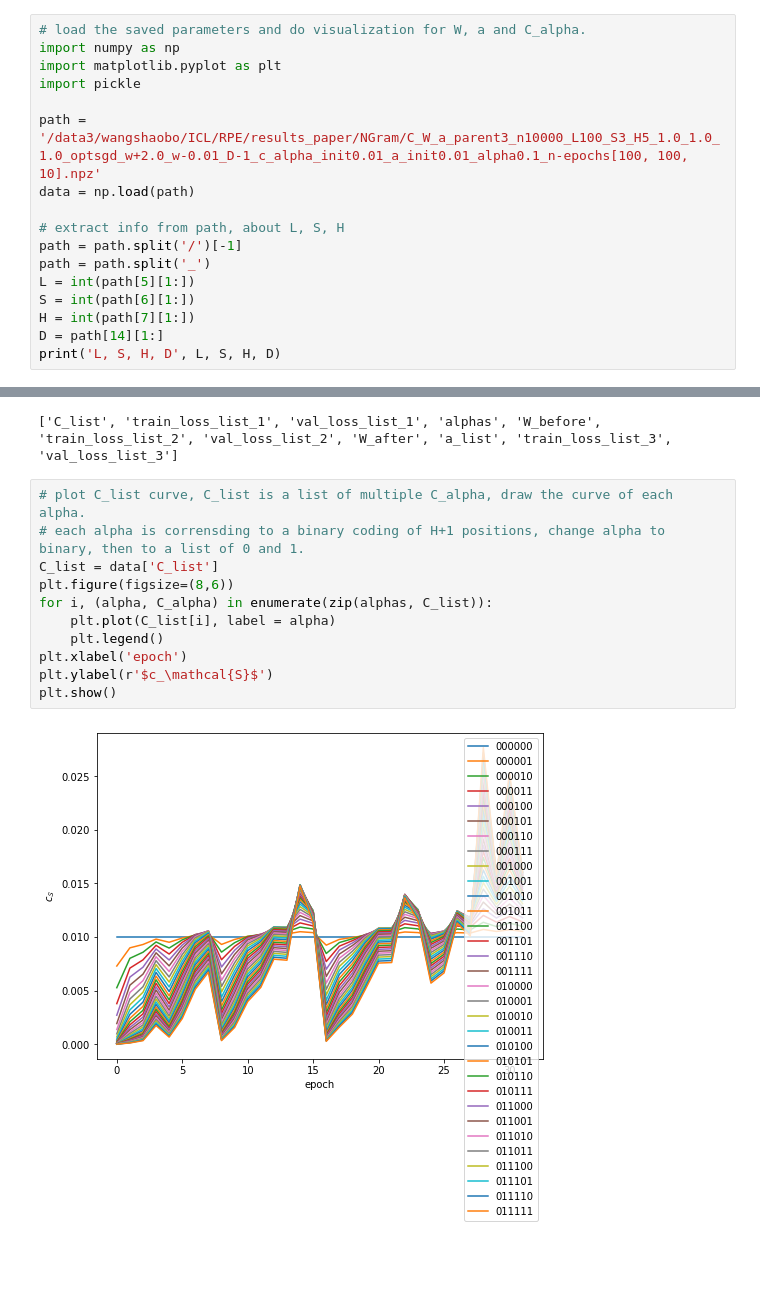
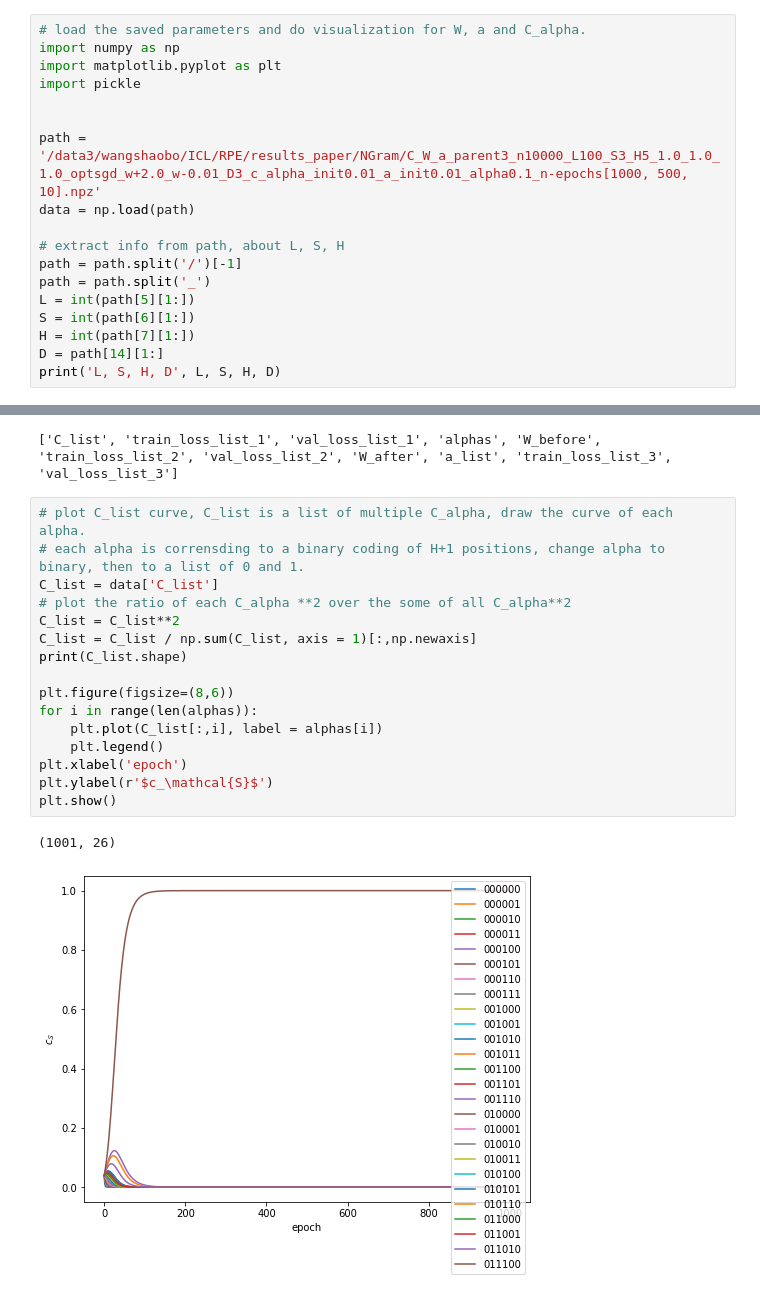
Before and after one commit to gszfwsb/Unveiling-Induction-Heads, a Jupyter notebook: RPE/plot.ipynb, the cells around one changed output, grey strips where cells are left out. Drawn from its saved outputs; the diff is of its cells as text; blank space fills up the shorter version.

```diff
--- a/RPE/plot.ipynb
+++ b/RPE/plot.ipynb
@@ -4,7 +4,8 @@ import numpy as np
 import matplotlib.pyplot as plt
 import pickle
 
-path = '/data3/wangshaobo/ICL/RPE/results_paper/NGram/C_W_a_parent3_n10000_L100_S3_H5_1.0_1.0_1.0_optsgd_w+2.0_w-0.01_D-1_c_alpha_init0.01_a_init0.01_alpha0.1_n-epochs[100, 100, 10].npz'
+
+path = '/data3/wangshaobo/ICL/RPE/results_paper/NGram/C_W_a_parent3_n10000_L100_S3_H5_1.0_1.0_1.0_optsgd_w+2.0_w-0.01_D3_c_alpha_init0.01_a_init0.01_alpha0.1_n-epochs[1000, 500, 10].npz'
 data = np.load(path)
 
 # extract info from path, about L, S, H
@@ -26,13 +27,19 @@ alphas = data['alphas']
 # %%
 # plot C_list curve, C_list is a list of multiple C_alpha, draw the curve of each alpha.
 # each alpha is corrensding to a binary coding of H+1 positions, change alpha to binary, then to a list of 0 and 1.
 C_list = data['C_list']
+# plot the ratio of each C_alpha **2 over the some of all C_alpha**2
+C_list = C_list**2
+C_list = C_list / np.sum(C_list, axis = 1)[:,np.newaxis]
+print(C_list.shape)
+
 plt.figure(figsize=(8,6))
-for i, (alpha, C_alpha) in enumerate(zip(alphas, C_list)):
-    plt.plot(C_list[i], label = alpha)
+for i in range(len(alphas)):
+    plt.plot(C_list[:,i], label = alphas[i])
     plt.legend()
 plt.xlabel('epoch')
 plt.ylabel(r'$c_\mathcal{S}$')
 plt.show()
 # %% [output]
+(1001, 26)
-[figure, old version]
+[figure, new version]
```
Also changed, not shown: parts of 6 cells of this notebook, 6 other files.
